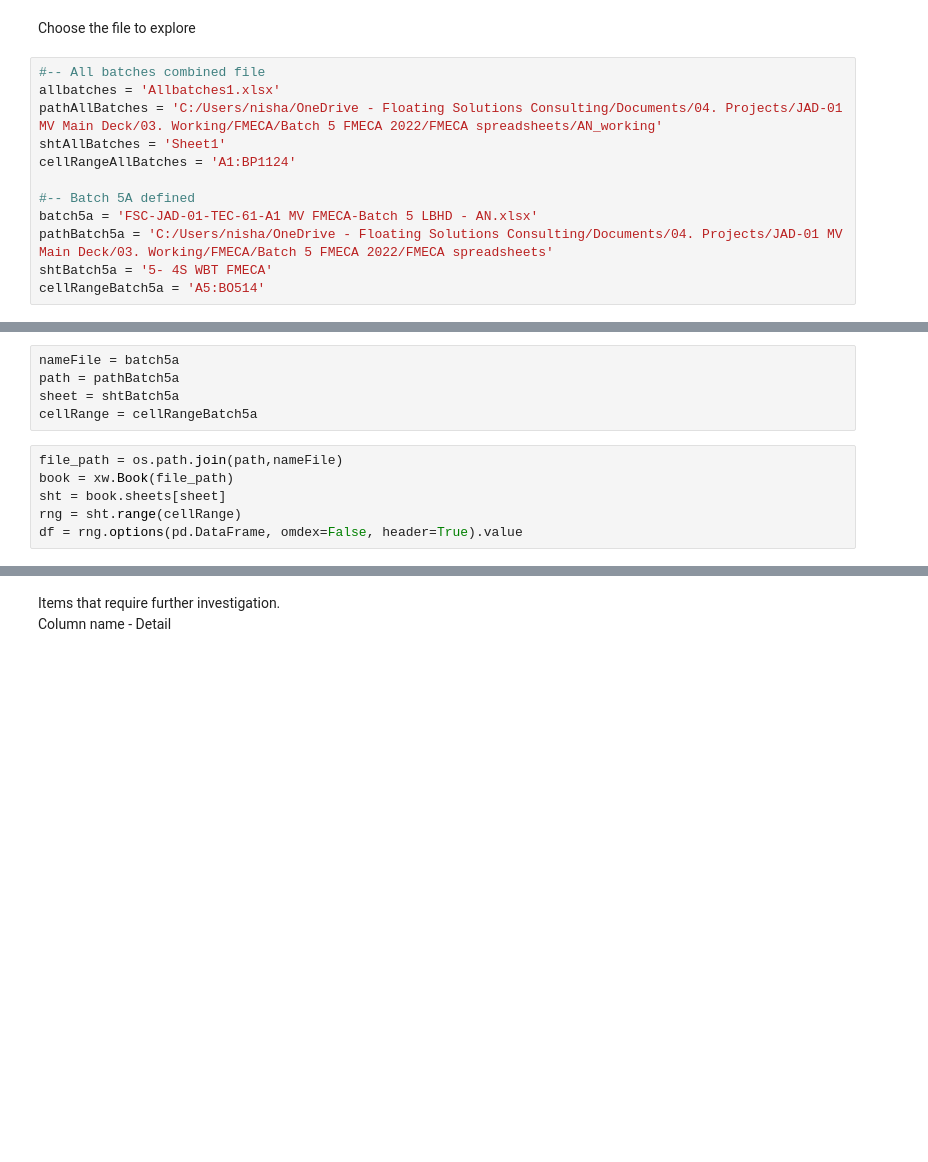
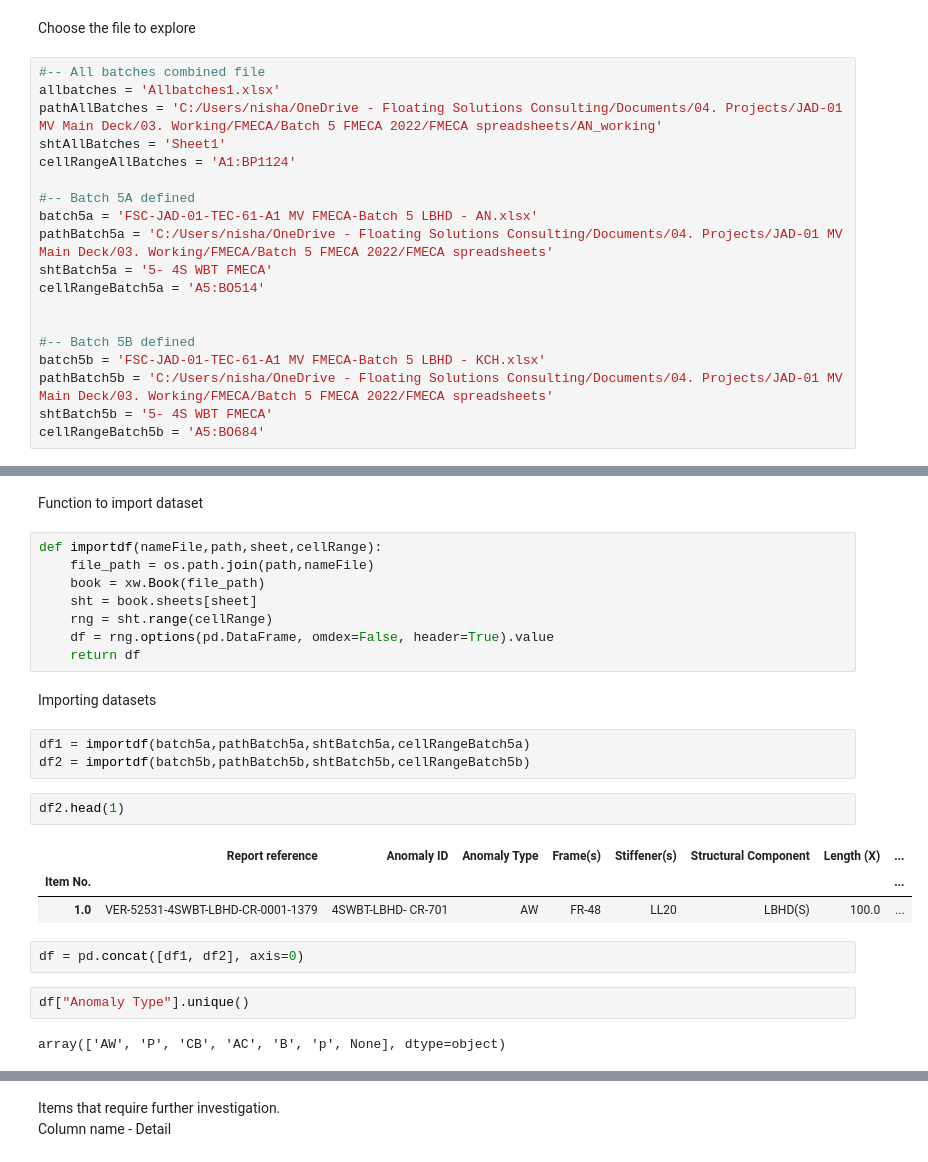
Before and after one commit to nishamnisham/PythonScripts, a Jupyter notebook: XLWINGS/jad_fmeca_allBatches_EDA.ipynb, the cells around one changed output, grey strips where cells are left out. Drawn from its saved outputs; the diff is of its cells as text; blank space fills up the shorter version.

Commit message:
some import file path definitions

```diff
--- a/XLWINGS/jad_fmeca_allBatches_EDA.ipynb
+++ b/XLWINGS/jad_fmeca_allBatches_EDA.ipynb
@@ -26,3 +26,10 @@ batch5a = 'FSC-JAD-01-TEC-61-A1 MV FMECA-Batch 5 LBHD - AN.xlsx'
 pathBatch5a = 'C:/Users/nisha/OneDrive - Floating Solutions Consulting/Documents/04. Projects/JAD-01 MV Main Deck/03. Working/FMECA/Batch 5 FMECA 2022/FMECA spreadsheets'
 shtBatch5a = '5- 4S WBT FMECA'
 cellRangeBatch5a = 'A5:BO514'
+
+
+#-- Batch 5B defined
+batch5b = 'FSC-JAD-01-TEC-61-A1 MV FMECA-Batch 5 LBHD - KCH.xlsx'
+pathBatch5b = 'C:/Users/nisha/OneDrive - Floating Solutions Consulting/Documents/04. Projects/JAD-01 MV Main Deck/03. Working/FMECA/Batch 5 FMECA 2022/FMECA spreadsheets'
+shtBatch5b = '5- 4S WBT FMECA'
+cellRangeBatch5b = 'A5:BO684'
@@ -31,11 +36,27 @@ Assigne the above variables to the ones used in this workbook
-# %%
-nameFile = batch5a
-path = pathBatch5a
-sheet = shtBatch5a
-cellRange = cellRangeBatch5a
+# %% [markdown]
+Function to import dataset
 # %%
-file_path = os.path.join(path,nameFile)
-book = xw.Book(file_path)
-sht = book.sheets[sheet]
-rng = sht.range(cellRange)
-df = rng.options(pd.DataFrame, omdex=False, header=True).value
+def importdf(nameFile,path,sheet,cellRange):
+    file_path = os.path.join(path,nameFile)
+    book = xw.Book(file_path)
+    sht = book.sheets[sheet]
+    rng = sht.range(cellRange)
+    df = rng.options(pd.DataFrame, omdex=False, header=True).value
+    return df
+# %% [markdown]
+Importing datasets
+# %%
+df1 = importdf(batch5a,pathBatch5a,shtBatch5a,cellRangeBatch5a)
+df2 = importdf(batch5b,pathBatch5b,shtBatch5b,cellRangeBatch5b)
+# %%
+df2.head(1)
+# %% [output]
+|  | Report reference | Anomaly ID | Anomaly Type | Frame(s) | Stiffener(s) | Structural Component | Length (X) | ... |
+| Item No. |  |  |  |  |  |  |  | ... |
+| 1.0 | VER-52531-4SWBT-LBHD-CR-0001-1379 | 4SWBT-LBHD- CR-701 | AW | FR-48 | LL20 | LBHD(S) | 100.0 | ... |
+# %%
+df = pd.concat([df1, df2], axis=0)
+# %%
+df["Anomaly Type"].unique()
+# %% [output]
+array(['AW', 'P', 'CB', 'AC', 'B', 'p', None], dtype=object)
```
Also changed, not shown: parts of 2 cells of this notebook.
